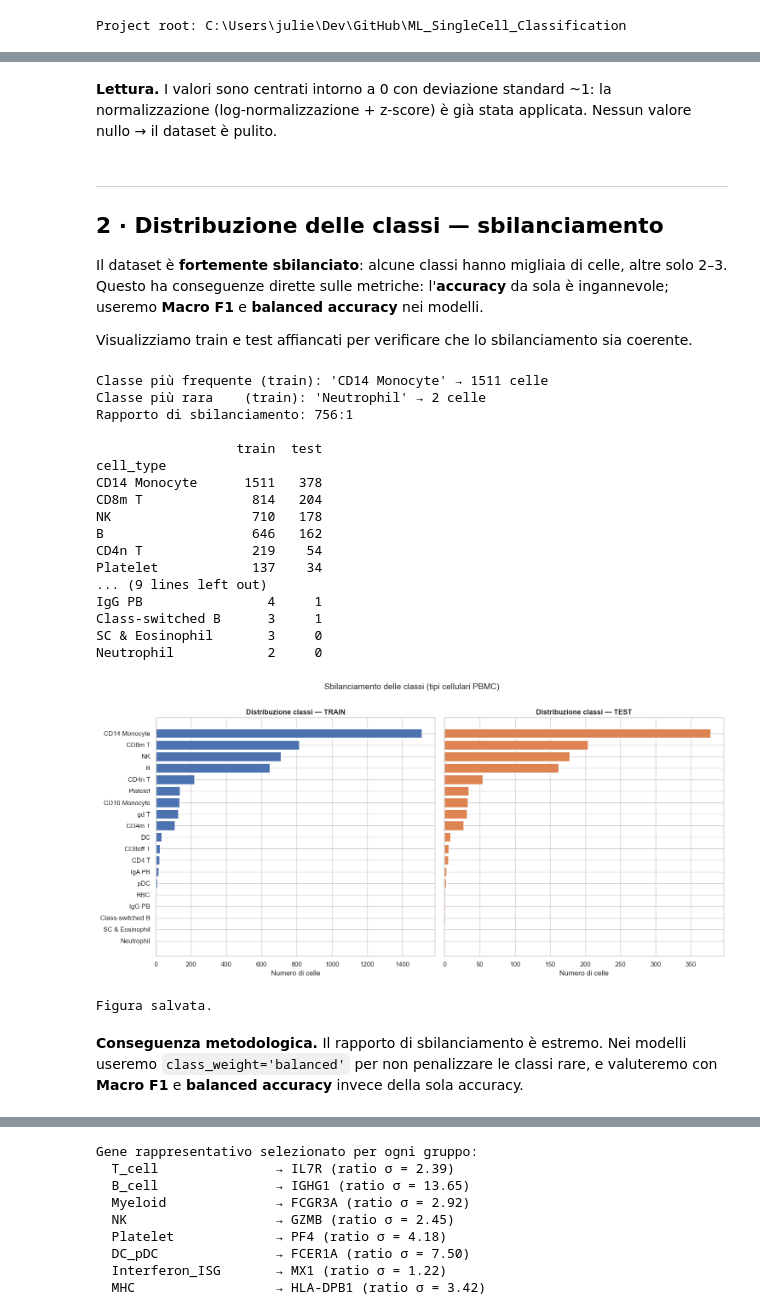
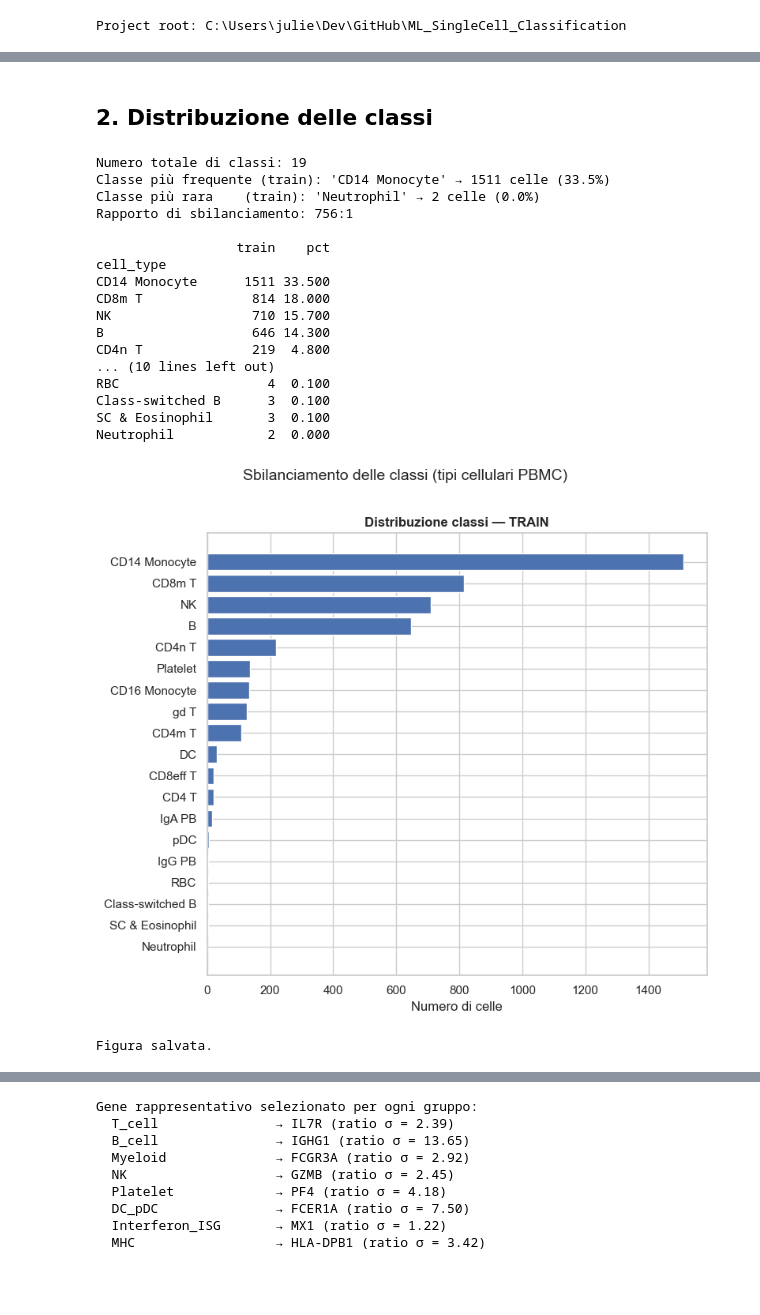
Before and after one commit to juliet4b/Single-Cell_RNA-seq_Classification, a Jupyter notebook: notebooks/EDA.ipynb, the cells around one changed output, grey strips where cells are left out. Saved outputs shown, nothing was run; the diff lists cells and outputs as text; code cells hidden in the pictures; blank space fills up the shorter version.

```diff
--- a/notebooks/EDA.ipynb
+++ b/notebooks/EDA.ipynb
@@ -129,67 +135,61 @@ Statistiche descrittive (primi 6 geni, train):
-# %% [markdown]
-**Lettura.** I valori sono centrati intorno a 0 con deviazione standard ~1: la normalizzazione
-(log-normalizzazione + z-score) è già stata applicata. Nessun valore nullo → il dataset è pulito.
 # %% [markdown]
----
-## 2 · Distribuzione delle classi — sbilanciamento
 
-Il dataset è **fortemente sbilanciato**: alcune classi hanno migliaia di celle, altre solo 2–3.
-Questo ha conseguenze dirette sulle metriche: l'**accuracy** da sola è ingannevole;
-useremo **Macro F1** e **balanced accuracy** nei modelli.
-
-Visualizziamo train e test affiancati per verificare che lo sbilanciamento sia coerente.
+## 2. Distribuzione delle classi
 # %%
 counts = pd.DataFrame({
     "train": y_train.value_counts(),
-    "test" : y_test.value_counts(),
 }).fillna(0).astype(int).sort_values("train", ascending=False)
+
+n_train = int(y_train.shape[0])
+counts["pct"] = (counts["train"] / n_train * 100).round(1)
 
 # Rapporto classe più frequente / più rara
 ratio_imb = counts["train"].max() / counts["train"].min()
-print(f"Classe più frequente (train): '{counts['train'].idxmax()}' → {counts['train'].max()} celle")
-print(f"Classe più rara    (train): '{counts['train'].idxmin()}' → {counts['train'].min()} celle")
+max_cls = counts["train"].idxmax()
+min_cls = counts["train"].idxmin()
+print(f"Numero totale di classi: {len(counts)}")
+print(
+    f"Classe più frequente (train): '{max_cls}' → "
+    f"{counts.loc[max_cls, 'train']} celle ({counts.loc[max_cls, 'pct']:.1f}%)"
+)
+print(
+    f"Classe più rara    (train): '{min_cls}' → "
+    f"{counts.loc[min_cls, 'train']} celle ({counts.loc[min_cls, 'pct']:.1f}%)"
+)
 print(f"Rapporto di sbilanciamento: {ratio_imb:.0f}:1\n")
 print(counts.to_string())
 # %% [output]
-Classe più frequente (train): 'CD14 Monocyte' → 1511 celle
-Classe più rara    (train): 'Neutrophil' → 2 celle
+Numero totale di classi: 19
+Classe più frequente (train): 'CD14 Monocyte' → 1511 celle (33.5%)
+Classe più rara    (train): 'Neutrophil' → 2 celle (0.0%)
 Rapporto di sbilanciamento: 756:1
 
-                  train  test
+                  train    pct
 cell_type
-CD14 Monocyte      1511   378
-CD8m T              814   204
-NK                  710   178
-B                   646   162
-CD4n T              219    54
-Platelet            137    34
-... (9 lines left out)
-IgG PB                4     1
-Class-switched B      3     1
-SC & Eosinophil       3     0
-Neutrophil            2     0
+CD14 Monocyte      1511 33.500
+CD8m T              814 18.000
+NK                  710 15.700
+B                   646 14.300
+CD4n T              219  4.800
+... (10 lines left out)
+RBC                   4  0.100
+Class-switched B      3  0.100
+SC & Eosinophil       3  0.100
+Neutrophil            2  0.000
 # %%
 order = counts.index[::-1]
-fig, axes = plt.subplots(1, 2, figsize=(15, 7), sharey=True)
+fig, ax = plt.subplots(figsize=(8, 7))
 
-axes[0].barh(order, counts.loc[order, "train"], color="#4c72b0")
-axes[0].set_title("Distribuzione classi — TRAIN", fontweight="bold")
-axes[0].set_xlabel("Numero di celle")
-
-axes[1].barh(order, counts.loc[order, "test"], color="#dd8452")
-axes[1].set_title("Distribuzione classi — TEST", fontweight="bold")
-axes[1].set_xlabel("Numero di celle")
+ax.barh(order, counts.loc[order, "train"], color="#4c72b0")
+ax.set_title("Distribuzione classi — TRAIN", fontweight="bold")
+ax.set_xlabel("Numero di celle")
 
 plt.suptitle("Sbilanciamento delle classi (tipi cellulari PBMC)", fontsize=14, y=1.01)
 plt.tight_layout()
 fig.savefig(FIGURES_DIR / "eda_class_distribution.png", dpi=150, bbox_inches="tight")
 plt.show()
 print("Figura salvata.")
 # %% [output]
-[figure, old version]
+[figure, new version]
 Figura salvata.
-# %% [markdown]
-**Conseguenza metodologica.** Il rapporto di sbilanciamento è estremo.
-Nei modelli useremo `class_weight='balanced'` per non penalizzare le classi rare,
-e valuteremo con **Macro F1** e **balanced accuracy** invece della sola accuracy.
 # %% [markdown]
```
Also changed, not shown: parts of 34 cells of this notebook, 4 other files.
